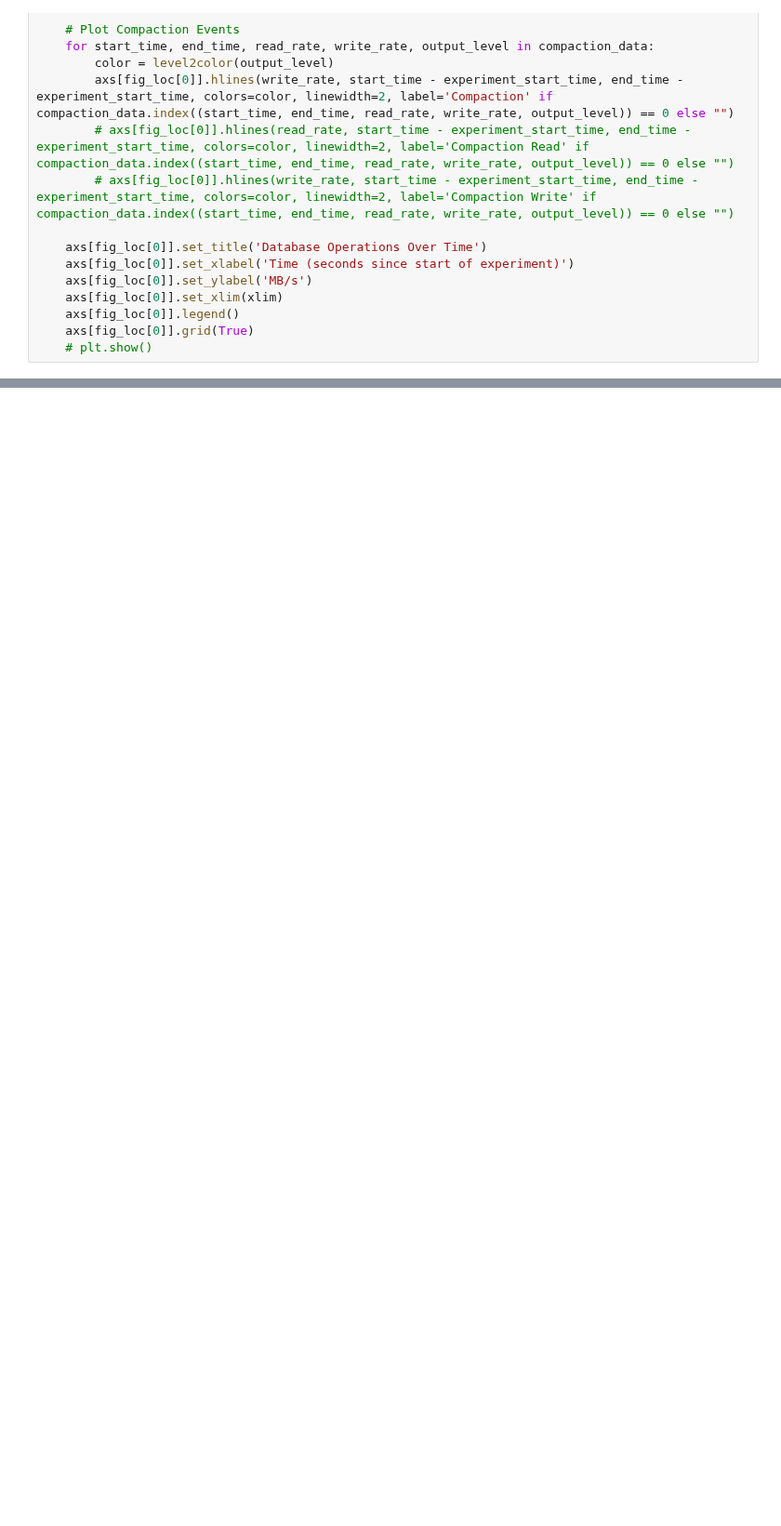
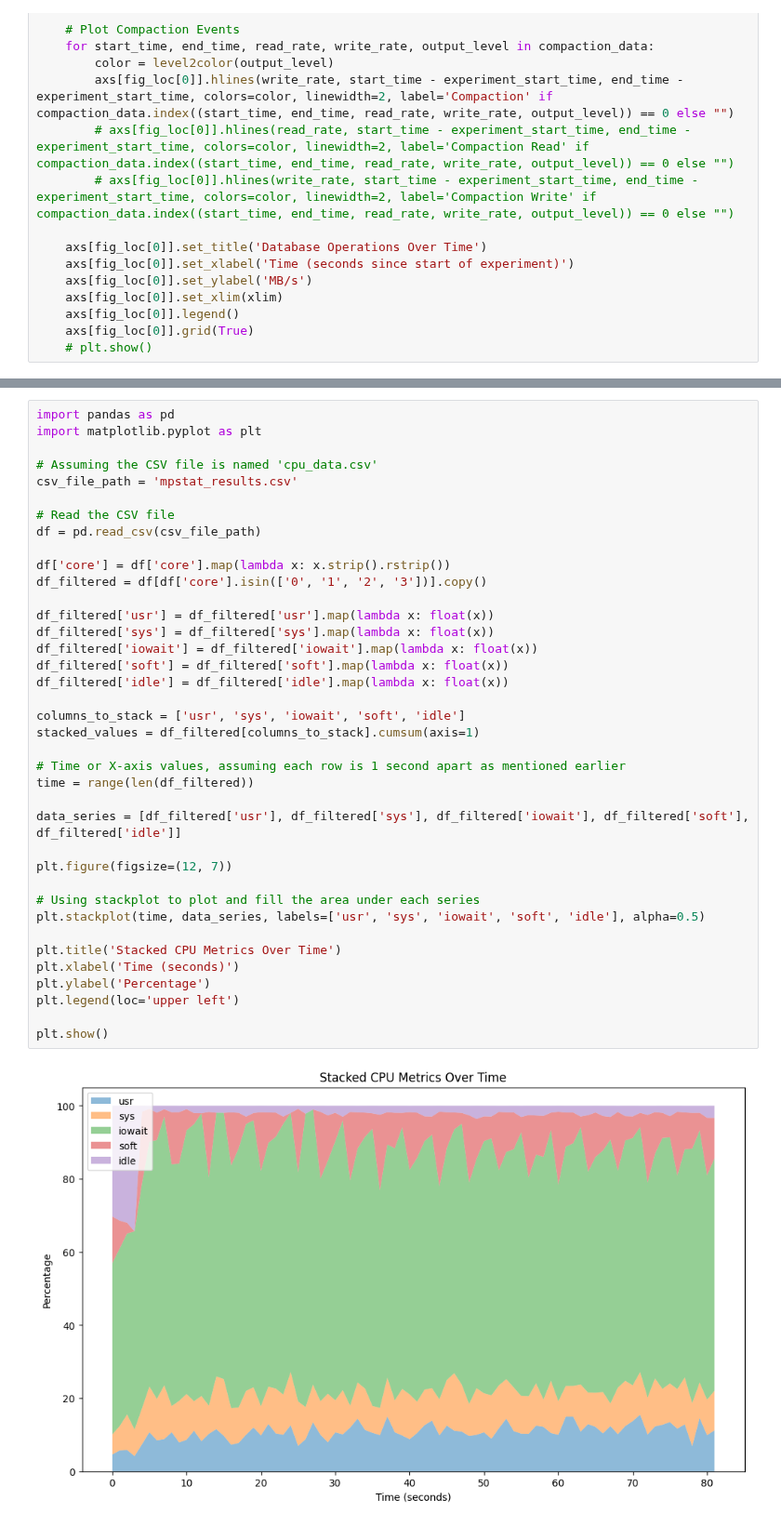
Before and after one commit to tyler-griggs/YCSB-cpp, a Jupyter notebook: analysis.ipynb, the cells around one changed output, grey strips where cells are left out. Shown at 93% size. Cells and saved outputs as stored; diff of their text form; blank space fills up the shorter version.

```diff
--- a/analysis.ipynb
+++ b/analysis.ipynb
@@ -315,0 +326,40 @@ Timestamp: 1711487406.491
+# %%
+import pandas as pd
+import matplotlib.pyplot as plt
+
+# Assuming the CSV file is named 'cpu_data.csv'
+csv_file_path = 'mpstat_results.csv'
+
+# Read the CSV file
+df = pd.read_csv(csv_file_path)
+
+df['core'] = df['core'].map(lambda x: x.strip().rstrip())
+df_filtered = df[df['core'].isin(['0', '1', '2', '3'])].copy()
+
+df_filtered['usr'] = df_filtered['usr'].map(lambda x: float(x))
+df_filtered['sys'] = df_filtered['sys'].map(lambda x: float(x))
+df_filtered['iowait'] = df_filtered['iowait'].map(lambda x: float(x))
+df_filtered['soft'] = df_filtered['soft'].map(lambda x: float(x))
+df_filtered['idle'] = df_filtered['idle'].map(lambda x: float(x))
+
+columns_to_stack = ['usr', 'sys', 'iowait', 'soft', 'idle']
+stacked_values = df_filtered[columns_to_stack].cumsum(axis=1)
+
+# Time or X-axis values, assuming each row is 1 second apart as mentioned earlier
+time = range(len(df_filtered))
+
+data_series = [df_filtered['usr'], df_filtered['sys'], df_filtered['iowait'], df_filtered['soft'], df_filtered['idle']]
+
+plt.figure(figsize=(12, 7))
+
+# Using stackplot to plot and fill the area under each series
+plt.stackplot(time, data_series, labels=['usr', 'sys', 'iowait', 'soft', 'idle'], alpha=0.5)
+
+plt.title('Stacked CPU Metrics Over Time')
+plt.xlabel('Time (seconds)')
+plt.ylabel('Percentage')
+plt.legend(loc='upper left')
+
+plt.show()
+# %% [output]
+[figure, added]
```
Also changed, not shown: parts of 4 cells of this notebook, 2 other files.
